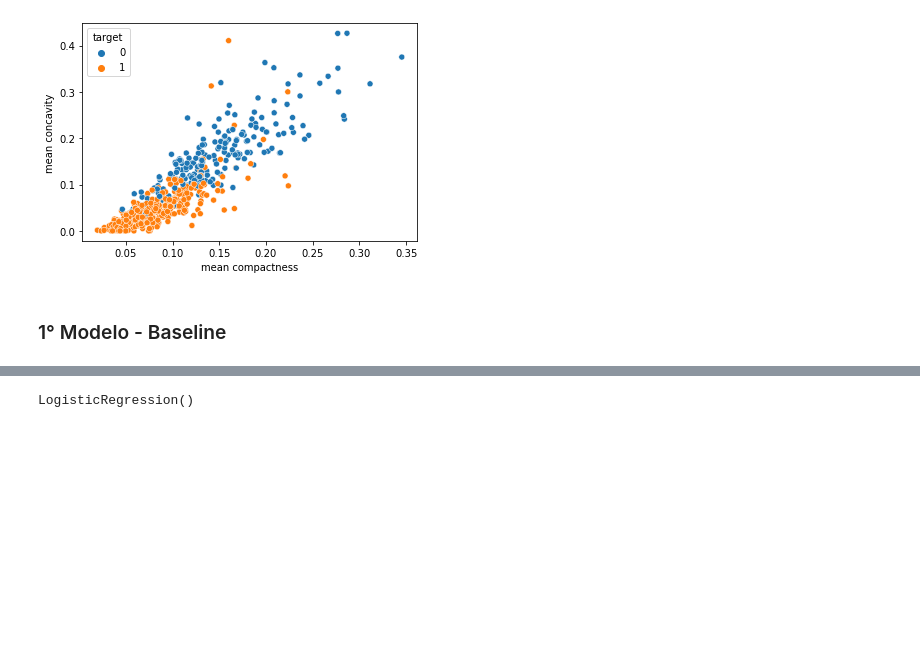
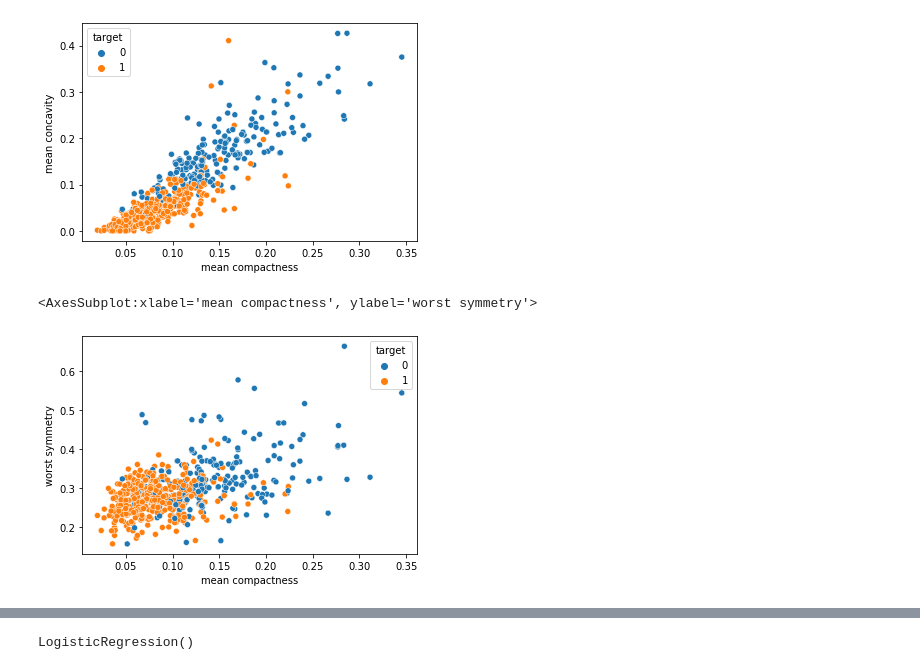
Before and after one commit to juliomaced0/Mentoria_Python_IA, a Jupyter notebook: Atividade-4/Atividade 4.ipynb, the cells around one changed output, grey strips where cells are left out. Saved outputs shown, nothing was run; the diff lists cells and outputs as text; code cells hidden in the pictures; blank space fills up the shorter version.

```diff
--- a/Atividade-4/Atividade 4.ipynb
+++ b/Atividade-4/Atividade 4.ipynb
@@ -76,5 +92,8 @@ sns.scatterplot(x='mean compactness', y='mean concavity', hue='target', data=df)
 # %% [output]
 <AxesSubplot:xlabel='mean compactness', ylabel='mean concavity'>
 [figure]
-# %% [markdown]
-### 1° Modelo - Baseline
+# %%
+sns.scatterplot(x='mean compactness', y='worst symmetry', hue='target', data=df)
+# %% [output]
+<AxesSubplot:xlabel='mean compactness', ylabel='worst symmetry'>
+[figure, added]
```
Also changed, not shown: parts of 41 cells of this notebook.
